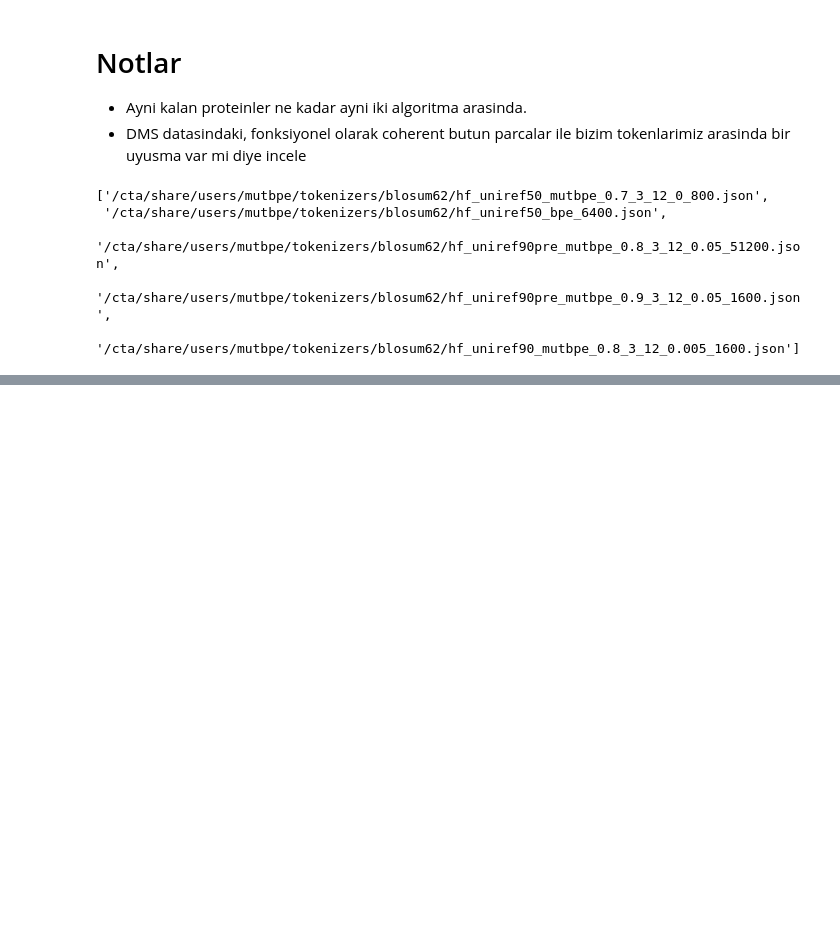
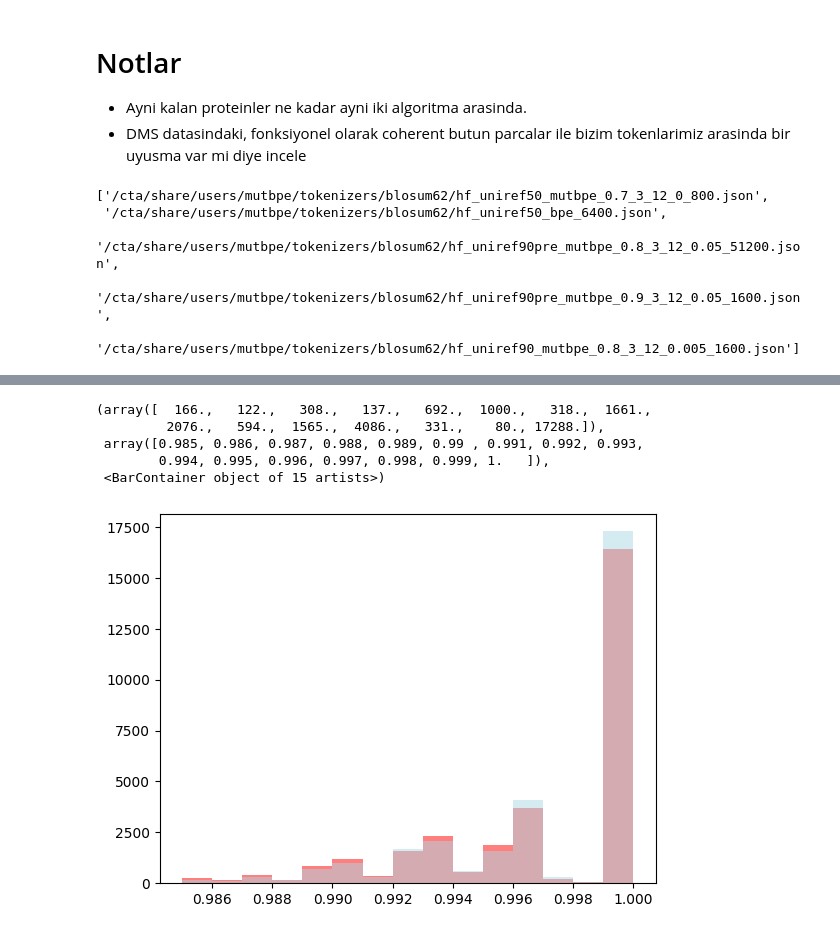
Before and after one commit to boun-tabi-lifelu/evolutionary-subword-tokenization, a Jupyter notebook: Prog/ProteinGYM_data_analysis.ipynb, the cells around one changed output, grey strips where cells are left out. Cells and saved outputs as stored; diff of their text form; code cells hidden in the pictures; blank space fills up the shorter version.

```diff
--- a/Prog/ProteinGYM_data_analysis.ipynb
+++ b/Prog/ProteinGYM_data_analysis.ipynb
@@ -423,0 +314,37 @@ NameError: name 'all_pairs' is not defined
+# %%
+import os
+import pickle
+
+def load_pickles_from_dir(base_path, filter_fn):
+    value_list = []
+    name_list = []
+    for name in os.listdir(base_path):
+        if filter_fn(name):
+            with open(os.path.join(base_path, name), "rb") as f:
+                val = pickle.load(f)
+                value_list.append(val)
+                name_list.append(name)
+    return value_list, name_list
+
+# Define filtering rule (you can change this as needed)
+def filter_rule(name):
+    # return "uniref50" in name and "512000" not in name
+    return name.startswith("hf_uniref50") and "51200" in name and "512000" not in name
+    # return True
+
+def prepare_all_pairs(value_list, name_list):
+    all_pairs = list(zip(value_list, name_list))
+    # all_pairs.sort(key = lambda x: x[0]["mean_windowed_rand"], reverse=False)
+    all_pairs.sort(key = lambda x: x[0]["total_eq"], reverse=False)
+    return all_pairs
+
+# Load benign files
+benign_base_path = "./benign_outs_rand/"
+value_list1, name_list1 = load_pickles_from_dir(benign_base_path, filter_rule)
+
+# Load patho files
+patho_base_path = "./patho_outs_rand/"
+value_list2, name_list2 = load_pickles_from_dir(patho_base_path, filter_rule)
+
+all_pairs1 = prepare_all_pairs(value_list1, name_list1)
+all_pairs2 = prepare_all_pairs(value_list2, name_list2)
@@ -525,0 +417,11 @@ plt.show()
+# %%
+
+plt.hist(all_pairs1[0][0]["windowed_rand"], bins=np.arange(0.985, 1, 0.001), alpha=0.5, color='red', label='Data 1')
+plt.hist(all_pairs1[-1][0]["windowed_rand"], bins=np.arange(0.985, 1, 0.001), alpha=0.5, color='lightblue', label='Data 2')
+# %% [output]
+(array([  166.,   122.,   308.,   137.,   692.,  1000.,   318.,  1661.,
+         2076.,   594.,  1565.,  4086.,   331.,    80., 17288.]),
+ array([0.985, 0.986, 0.987, 0.988, 0.989, 0.99 , 0.991, 0.992, 0.993,
+        0.994, 0.995, 0.996, 0.997, 0.998, 0.999, 1.   ]),
+ <BarContainer object of 15 artists>)
+[figure, added]
```
Also changed, not shown: parts of 19 cells of this notebook, 3 other files.
